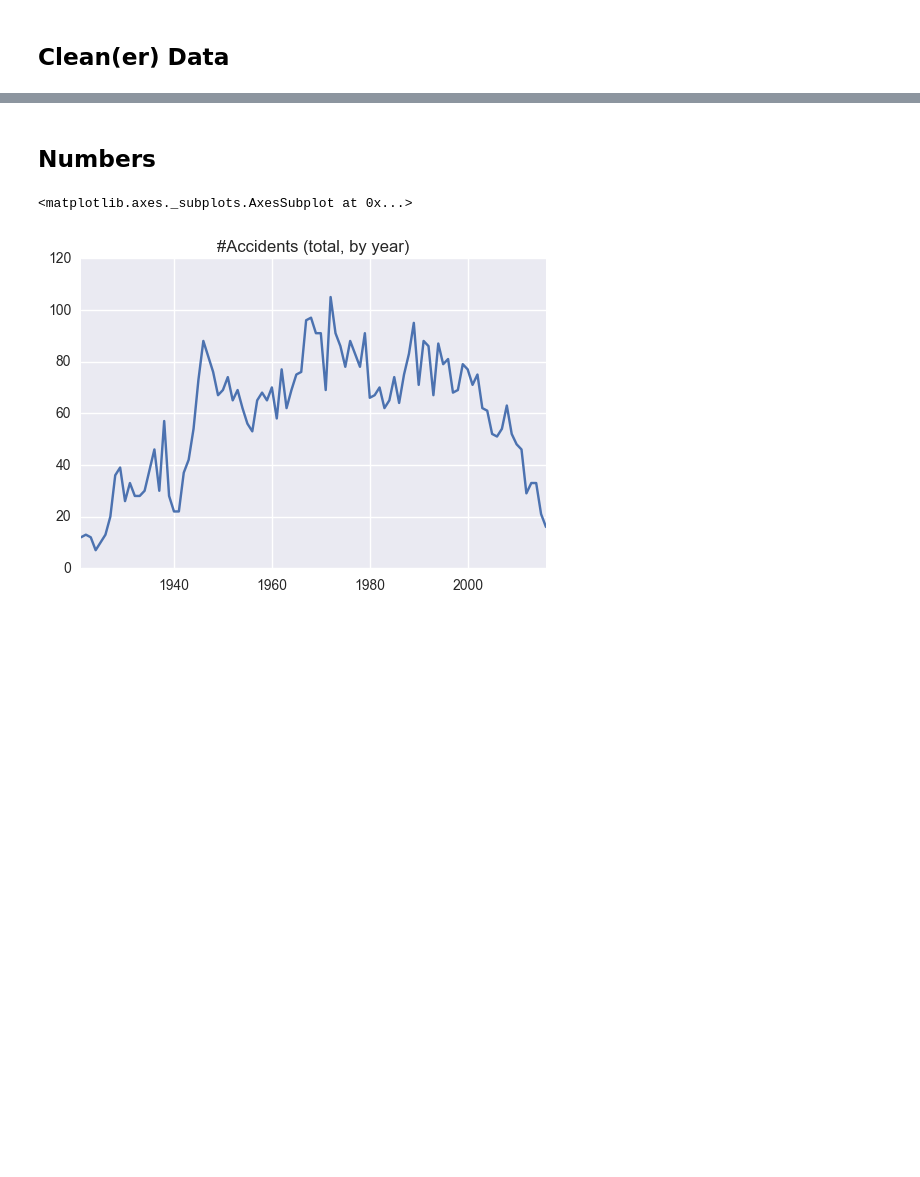
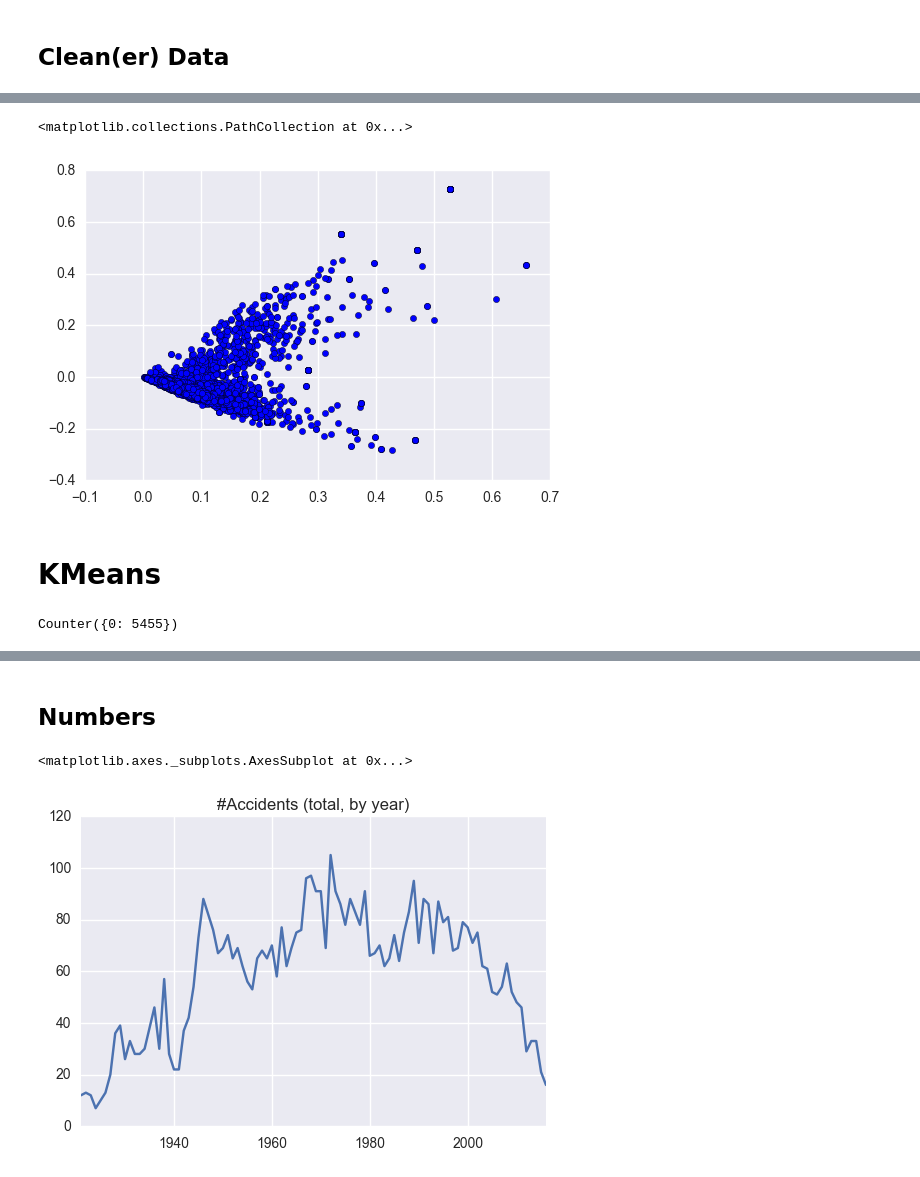
Before and after one commit to DanilBaibak/crash_planes, a Jupyter notebook: planecrashinfo.ipynb, the cells around one changed output, grey strips where cells are left out. Saved outputs shown, nothing was run; the diff lists cells and outputs as text; code cells hidden in the pictures; blank space fills up the shorter version.

Commit message:
Try to decrease dimensions and to cluster it

```diff
--- a/planecrashinfo.ipynb
+++ b/planecrashinfo.ipynb
@@ -45,0 +99,7 @@ df.head()
+# %%
+plt.scatter(X_2_svd.transpose()[0], X_2_svd.transpose()[1])
+# %% [output]
+<matplotlib.collections.PathCollection at 0x...>
+[figure, added]
+# %% [markdown]
+# KMeans
@@ -45,0 +109,9 @@ df.head()
+# %%
+# km = KMeans(n_clusters=2, random_state=42)
+# clusters = km.fit_predict(X_2)
+
+db = DBSCAN(eps=0.3, min_samples=10)
+clusters = db.fit_predict(X_2)
+Counter(clusters)
+# %% [output]
+Counter({0: 5455})
```
Also changed, not shown: parts of 15 cells of this notebook.
